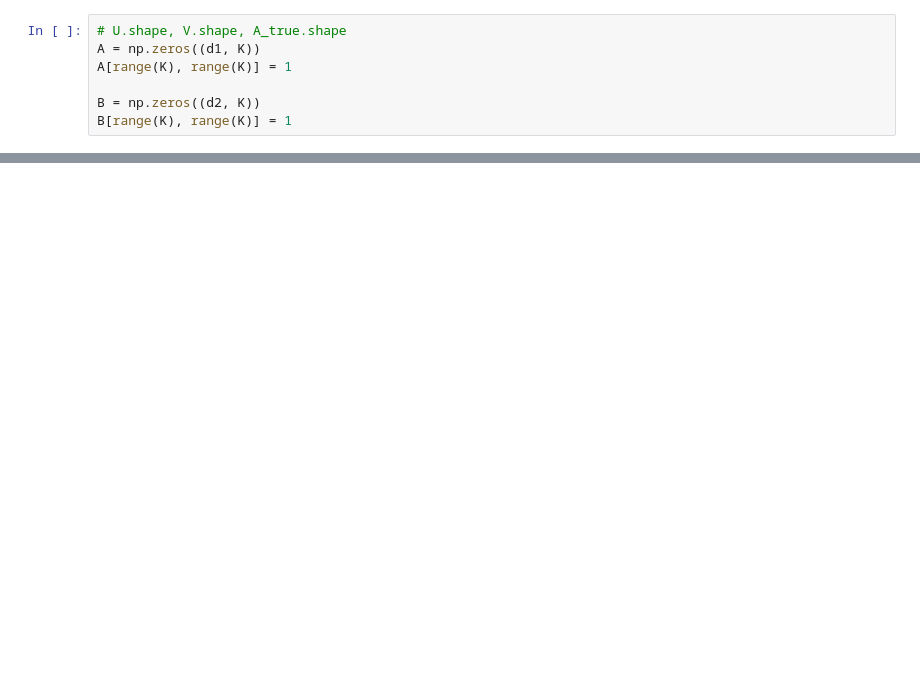
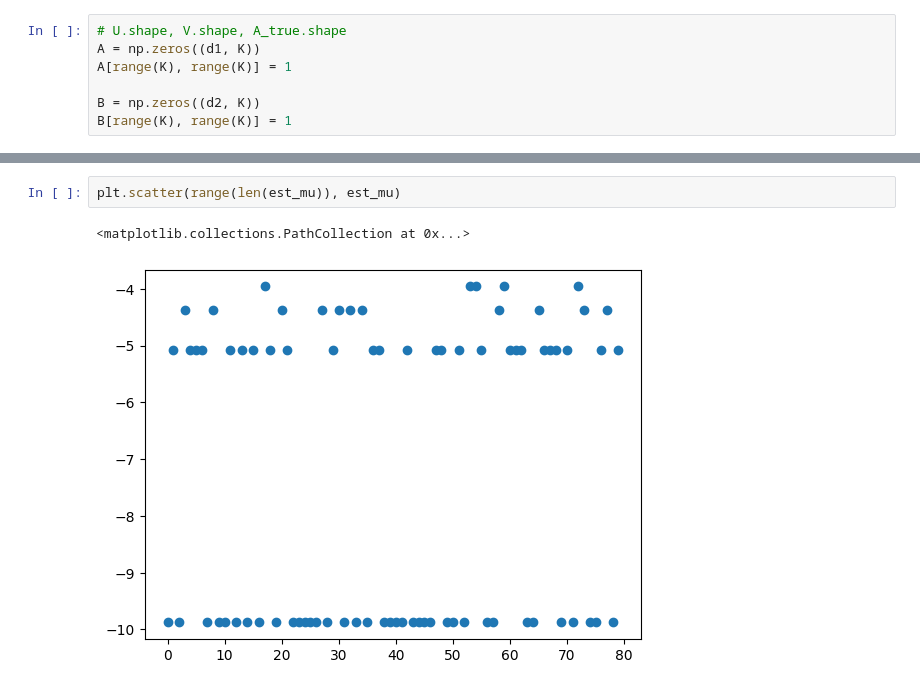
Before and after one commit to Sijianf/BVSIMC, a Jupyter notebook: working_notebook.ipynb, the cells around one changed output, grey strips where cells are left out. Drawn from its saved outputs; the diff is of its cells as text; blank space fills up the shorter version.

```diff
--- a/working_notebook.ipynb
+++ b/working_notebook.ipynb
@@ -121,0 +125,5 @@ array([[8.98891893e+00, 3.76272039e+00, 8.78464901e-01],
+# %%
+plt.scatter(range(len(est_mu)), est_mu)
+# %% [output]
+<matplotlib.collections.PathCollection at 0x...>
+[figure, added]
```
Also changed, not shown: parts of 14 cells of this notebook, 1 other file.
